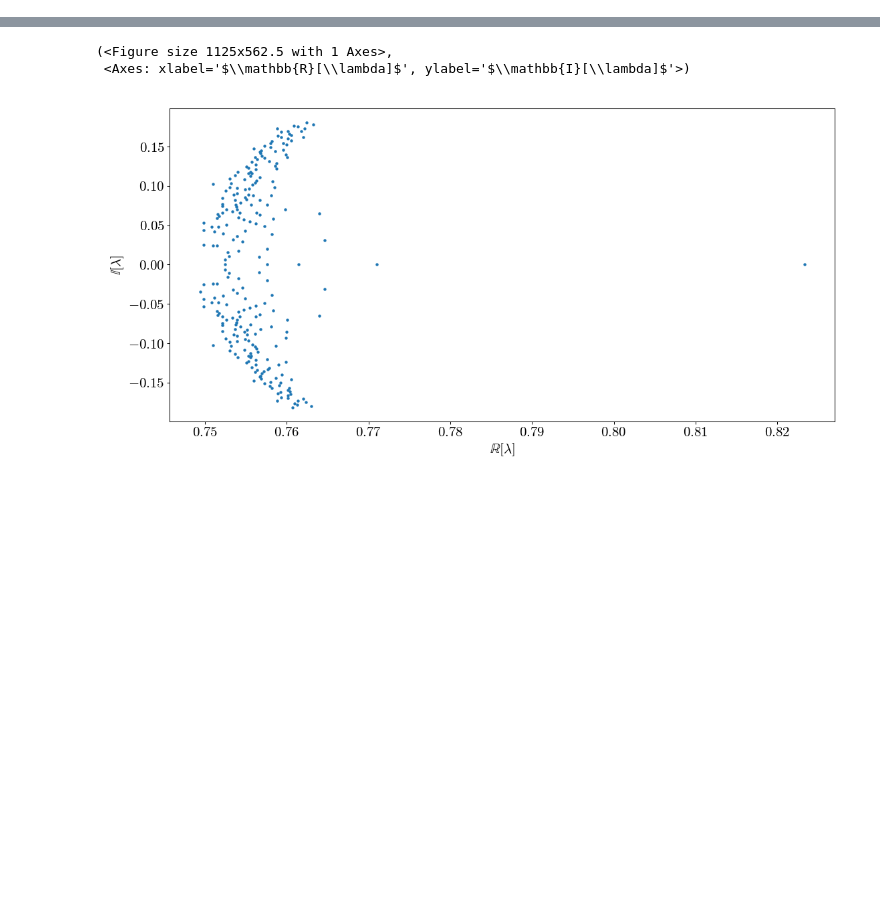
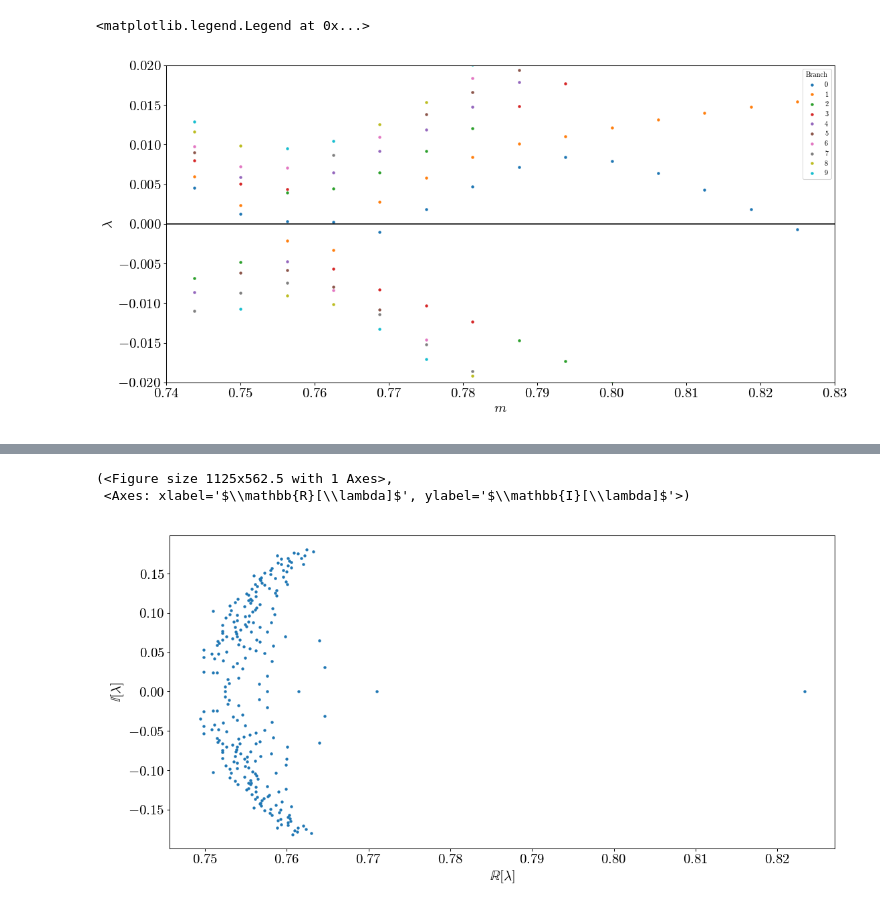
Before and after one commit to poare/lqcd, a Jupyter notebook: multigrid/python_scripts/plots.ipynb, the cells around one changed output, grey strips where cells are left out. Cells and saved outputs as stored; diff of their text form; code cells hidden in the pictures; blank space fills up the shorter version.

```diff
--- a/multigrid/python_scripts/plots.ipynb
+++ b/multigrid/python_scripts/plots.ipynb
@@ -33,0 +86,13 @@ import matplotlib.animation as animation
+# %%
+fig, axes = pt.add_subplots()
+ax = axes[0]
+for k in range(NBRANCH):
+    pt.scatter_1d(dat.keys(), [v[k, 0] for v in dat.values()], ax = ax, col = pt.pal[k], fn_label = k, ax_label = [r'$m$', r'$\lambda$'])
+pt.add_line(ax, 0, orientation = 'h', c = 'k')
+ax.set_ylim((-0.02, 0.02))
+ax.set_xlim((0.74, 0.83))
+plt.legend(title = 'Branch')
+# plt.setp(legend.get_title(), fontsize = default_style['fontsize'])
+# %% [output]
+<matplotlib.legend.Legend at 0x...>
+[figure, added]
```
Also changed, not shown: parts of 14 cells of this notebook, 9 other files.
